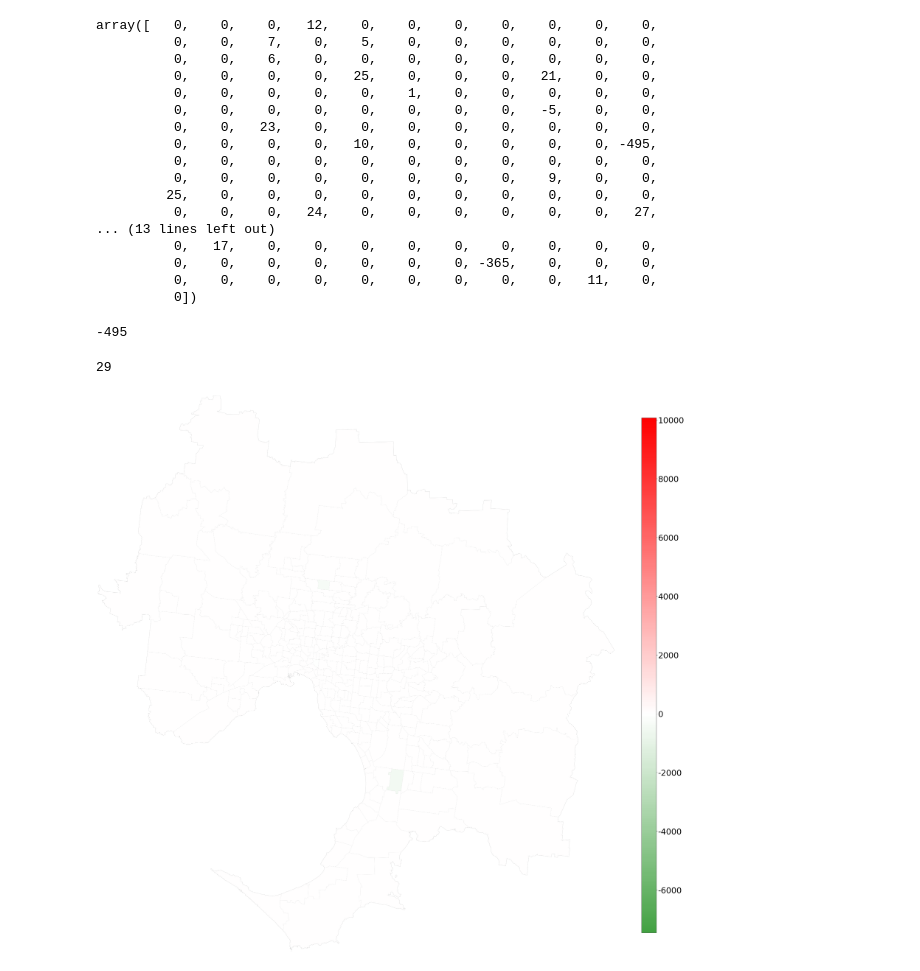
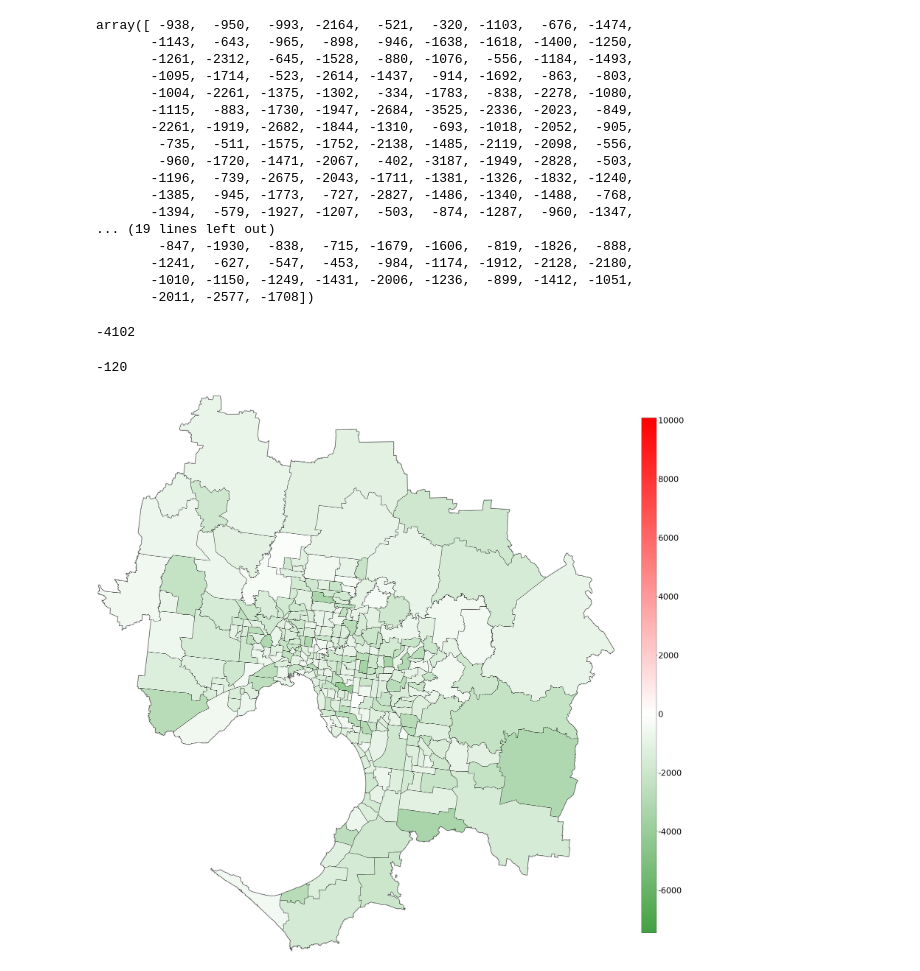
Before and after one commit to captainnemo2005/compartmentmodel, a Jupyter notebook: 100 from home.ipynb, the cells around one changed output. Cells and saved outputs as stored; diff of their text form; code cells hidden in the pictures.

```diff
--- a/100 from home.ipynb
+++ b/100 from home.ipynb
@@ -13,7 +13,7 @@ population.csv
 percent_pop = "base"
 folder = "basecase"
 incubation = 7
-iterations = 100
+iterations = 3000
 
 melbourne_pc = pd.read_csv('data/'+folder+'/population_pc_'+percent_pop+'.csv', sep=',',header=None)
 pop_pc       = melbourne_pc.values
@@ -187,29 +187,29 @@ newI = newI.astype(int)
 #newI =  np.where(newI > 0, 0, newI)
 newI
 # %% [output]
-array([   0,    0,    0,   12,    0,    0,    0,    0,    0,    0,    0,
-          0,    0,    7,    0,    5,    0,    0,    0,    0,    0,    0,
-          0,    0,    6,    0,    0,    0,    0,    0,    0,    0,    0,
-          0,    0,    0,    0,   25,    0,    0,    0,   21,    0,    0,
-          0,    0,    0,    0,    0,    1,    0,    0,    0,    0,    0,
-          0,    0,    0,    0,    0,    0,    0,    0,   -5,    0,    0,
-          0,    0,   23,    0,    0,    0,    0,    0,    0,    0,    0,
-          0,    0,    0,    0,   10,    0,    0,    0,    0,    0, -495,
-          0,    0,    0,    0,    0,    0,    0,    0,    0,    0,    0,
-          0,    0,    0,    0,    0,    0,    0,    0,    9,    0,    0,
-         25,    0,    0,    0,    0,    0,    0,    0,    0,    0,    0,
-          0,    0,    0,   24,    0,    0,    0,    0,    0,    0,   27,
-... (13 lines left out)
-          0,   17,    0,    0,    0,    0,    0,    0,    0,    0,    0,
-          0,    0,    0,    0,    0,    0,    0, -365,    0,    0,    0,
-          0,    0,    0,    0,    0,    0,    0,    0,    0,   11,    0,
-          0])
+array([ -938,  -950,  -993, -2164,  -521,  -320, -1103,  -676, -1474,
+       -1143,  -643,  -965,  -898,  -946, -1638, -1618, -1400, -1250,
+       -1261, -2312,  -645, -1528,  -880, -1076,  -556, -1184, -1493,
+       -1095, -1714,  -523, -2614, -1437,  -914, -1692,  -863,  -803,
+       -1004, -2261, -1375, -1302,  -334, -1783,  -838, -2278, -1080,
+       -1115,  -883, -1730, -1947, -2684, -3525, -2336, -2023,  -849,
+       -2261, -1919, -2682, -1844, -1310,  -693, -1018, -2052,  -905,
+        -735,  -511, -1575, -1752, -2138, -1485, -2119, -2098,  -556,
+        -960, -1720, -1471, -2067,  -402, -3187, -1949, -2828,  -503,
+       -1196,  -739, -2675, -2043, -1711, -1381, -1326, -1832, -1240,
+       -1385,  -945, -1773,  -727, -2827, -1486, -1340, -1488,  -768,
+       -1394,  -579, -1927, -1207,  -503,  -874, -1287,  -960, -1347,
+... (19 lines left out)
+        -847, -1930,  -838,  -715, -1679, -1606,  -819, -1826,  -888,
+       -1241,  -627,  -547,  -453,  -984, -1174, -1912, -2128, -2180,
+       -1010, -1150, -1249, -1431, -2006, -1236,  -899, -1412, -1051,
+       -2011, -2577, -1708])
 # %%
 print(min(newI))
 max(newI)
 # %% [output]
--495
+-4102
-29
+-120
 # %%
 import scipy as sp
 import matplotlib as mpl
@@ -241,33 +241,33 @@ from matplotlib.colors import LinearSegmentedColormap
 
 
 melbourne_gpd = gpd.read_file("/Users/cptnemo2005/Downloads/shapefiles/SA2_studyarea_16_z55.shp")
 melbourne_gpd['population'] = newI
 
 plt.rcParams.update({'font.size':32})
 west,south,east,north = melbourne_gpd.unary_union.bounds
 
 fig,ax = plt.subplots(figsize=(40,40))
 
 
 cmap = LinearSegmentedColormap.from_list('mycmap', ['green','white','red'])
 #cmap = LinearSegmentedColormap.from_list('mycmap', [ 'green','white'])
-melbourne_gpd.plot(ax=ax,facecolor='none',edgecolor='gray',alpha=0.5,linewidth=1,zorder=2)
-melbourne_gpd.plot(ax=ax, column='population',legend=False,cmap=cmap,norm=norm,zorder=3)
+melbourne_gpd.plot(ax=ax,facecolor='none',edgecolor='gray',alpha=0.5,linewidth=5,zorder=2)
+melbourne_gpd.plot(ax=ax, column='population',legend=False,edgecolor='black',cmap=cmap,norm=norm,zorder=3)
 cbax = fig.add_axes([0.9,0.15,0.02,0.7])
 
 sm = plt.cm.ScalarMappable(cmap=cmap,\
                           norm=norm)
 sm._A=[]
 
 fig.colorbar(sm,cax=cbax,format="%d")
 
 ax.set_xlim(west,east)
 ax.set_ylim(south,north)
 
 ax.axis('off')
 
 plt.savefig('/Users/cptnemo2005/new_results/' +'base_vs_work_'+percent_pop+'-'+str(iterations)+'-iterations.jpg')
 
 plt.show()
 # %% [output]
-[figure, old version]
+[figure, new version]
```
Also changed, not shown: 20 other files.
